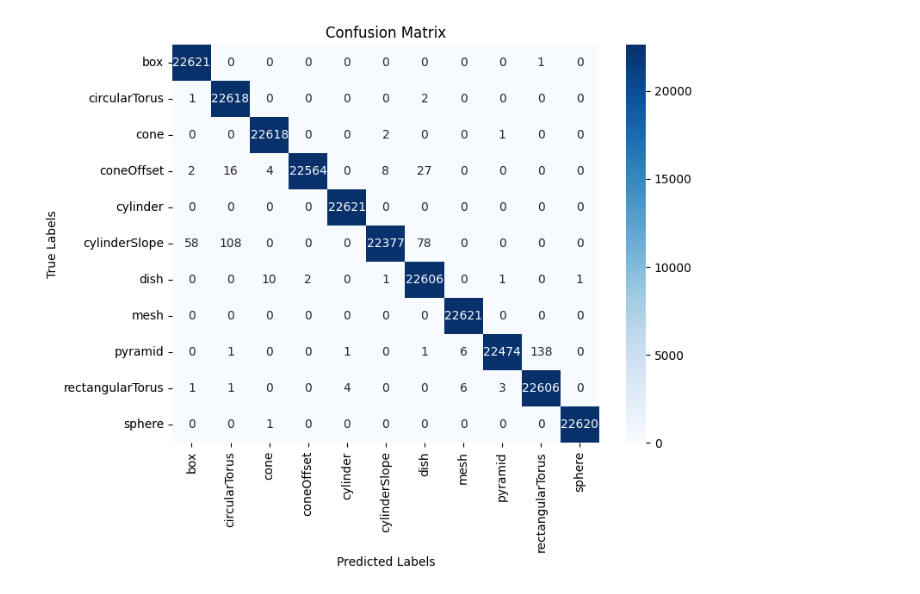
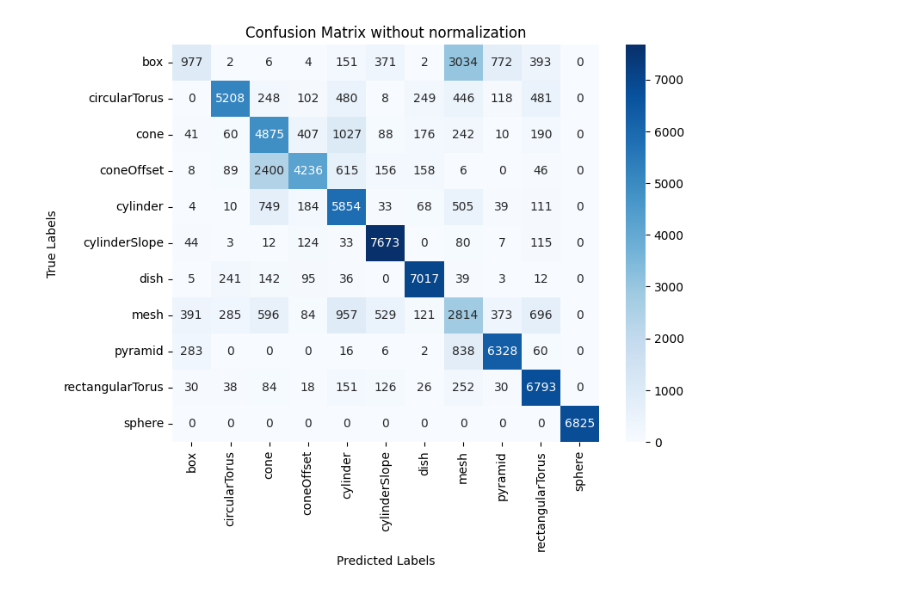
Before and after one commit to MichaelTheFear/VIS-3D-ZIP, a Jupyter notebook: geometry-classifier/luna_model.ipynb, the cells around one changed output. Saved outputs shown, nothing was run; the diff lists cells and outputs as text; code cells hidden in the pictures.

Commit message:
Created various models

```diff
--- a/geometry-classifier/luna_model.ipynb
+++ b/geometry-classifier/luna_model.ipynb
@@ -88,13 +83,14 @@ def load_tfrecord(tfrecord_files):
 
 # Directory with TFRecords
 
-files_for = lambda file_type: glob.glob(f"{base_path}/tfrecord2/{file_type}*.tfrecord.gz")
+files_for = lambda file_type: glob.glob(f"{base_path}/tfr_strat50-1min/{file_type}*.tfrecord.gz")
 
 test_files = files_for("test")
 validation_files = files_for("val")
 train_files = files_for("train")
 
-print(glob.glob(f"{base_path}tfrecord2/*.tfrecord.gz")[0])
+
+print(glob.glob(f"{base_path}tfr_strat50-1min/*.tfrecord.gz")[0])
 
 test = load_tfrecord(test_files).filter(filter_invalid_labels)
 test = test.batch(32).prefetch(tf.data.AUTOTUNE)
@@ -138,10 +134,10 @@ model.compile(optimizer=Adam(learning_rate=1e-4, clipnorm=1.0),
               loss='sparse_categorical_crossentropy',
               metrics=['accuracy'])
 # %%
-checkpoint_callback = ModelCheckpoint(base_path+'model3.keras',save_best_only=True, save_weights_only=False, mode='min', verbose=1)
+checkpoint_callback = ModelCheckpoint(base_path+'model4.keras',save_best_only=True, save_weights_only=False, mode='min', verbose=1)
 early_stopping = EarlyStopping(
     monitor="val_loss",       # Monitor validation loss
-    patience=10,               # Wait for 10 epochs without improvement
+    patience=10,
     restore_best_weights=True,  # Restore the best model weights
     verbose=1
 )
@@ -253,14 +251,14 @@ y_pred = np.array(y_pred)
 # %%
 
 # Generate confusion matrix
 cm = confusion_matrix(y_true, y_pred)
 
 # Plot confusion matrix
 plt.figure(figsize=(8, 6))
 sns.heatmap(cm, annot=True, fmt='d', cmap='Blues', xticklabels=name_mapping, yticklabels=name_mapping)
-plt.title('Confusion Matrix')
+plt.title('Confusion Matrix without normalization')
 plt.xlabel('Predicted Labels')
 plt.ylabel('True Labels')
 plt.show()
 # %% [output]
-[figure, old version]
+[figure, new version]
```
Also changed, not shown: parts of 7 cells of this notebook, 2 other files.
